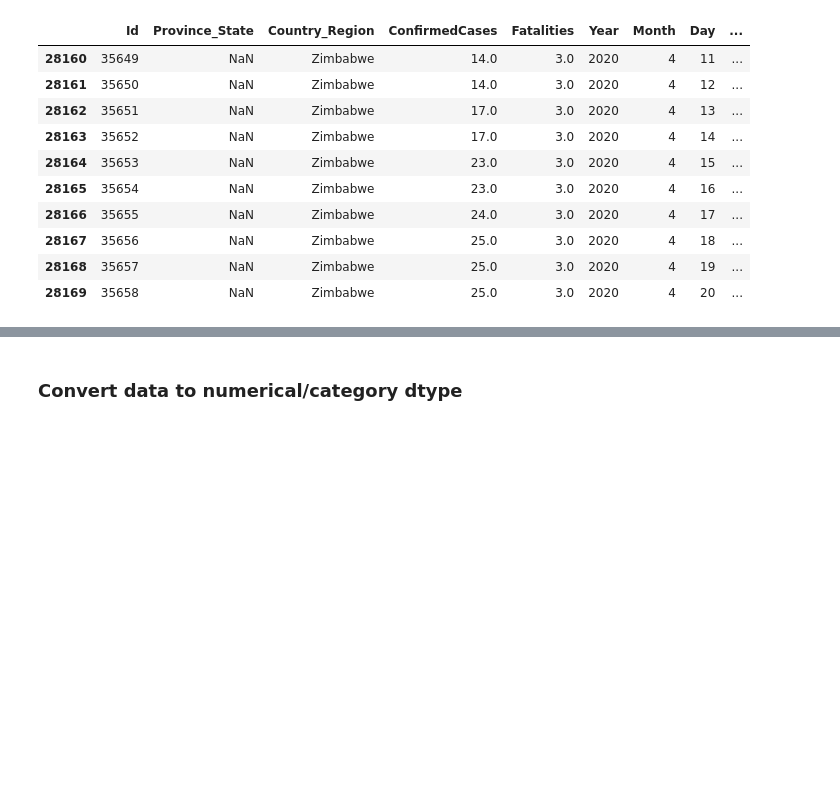
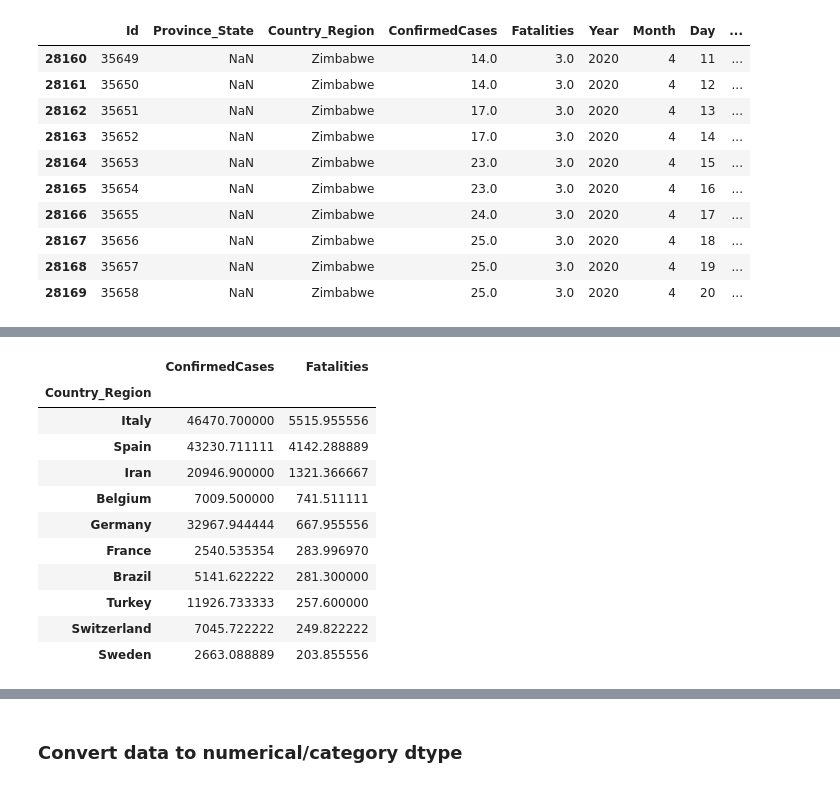
Before and after one commit to RitwikSharma107/covid19_ml, a Jupyter notebook: Covid19_Project.ipynb, the cells around one changed output, grey strips where cells are left out. Cells and saved outputs as stored; diff of their text form; code cells hidden in the pictures; blank space fills up the shorter version.

```diff
--- a/Covid19_Project.ipynb
+++ b/Covid19_Project.ipynb
@@ -156,0 +154,19 @@ df.Country_Region.value_counts()[:15].plot(kind="bar")
+# %%
+# Top 10 countries affected by Covid19
+df_Country = df.groupby(['Country_Region']).mean()
+df_Country = df_Country.drop(['Id','Year','Month','Day','DayOfWeek','DayOfYear'],axis=1)
+Top10 = df_Country.sort_values('Fatalities', ascending=False)
+Top10[:10]
+# %% [output]
+|  | ConfirmedCases | Fatalities |
+| Country_Region |  |  |
+| Italy | 46470.700000 | 5515.955556 |
+| Spain | 43230.711111 | 4142.288889 |
+| Iran | 20946.900000 | 1321.366667 |
+| Belgium | 7009.500000 | 741.511111 |
+| Germany | 32967.944444 | 667.955556 |
+| France | 2540.535354 | 283.996970 |
+| Brazil | 5141.622222 | 281.300000 |
+| Turkey | 11926.733333 | 257.600000 |
+| Switzerland | 7045.722222 | 249.822222 |
+| Sweden | 2663.088889 | 203.855556 |
```
Also changed, not shown: parts of 15 cells of this notebook.
